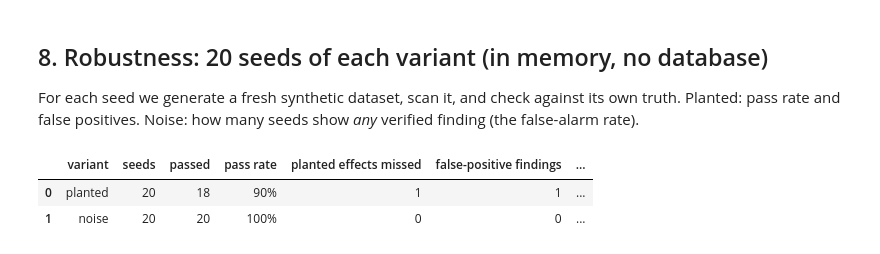
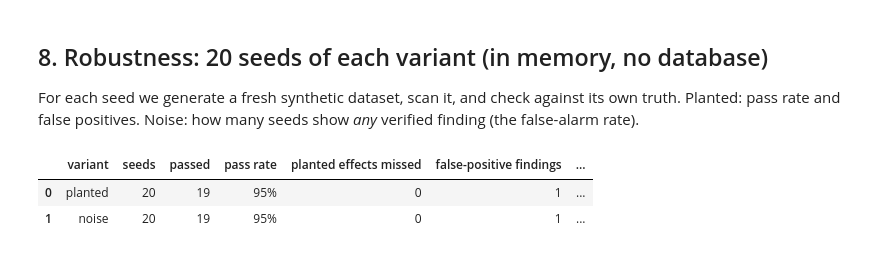
Before and after one commit to nathnath2006/DataForce, a Jupyter notebook: notebooks/M1_engine_demo.ipynb, the cells around one changed output. Saved outputs shown, nothing was run; the diff lists cells and outputs as text; code cells hidden in the pictures.

```diff
--- a/notebooks/M1_engine_demo.ipynb
+++ b/notebooks/M1_engine_demo.ipynb
@@ -47,7 +47,7 @@ SEED = 42
 datasets, ws_ids = {}, {}
 with SessionLocal() as s:
     for variant in ("planted", "noise"):
-        ds = generate(variant, SEED, 200)
+        ds = generate(variant, SEED, 350)
         counts = load_dataset(s, ds, workspace_slug=f"demo-{variant}-{SEED}", replace=True)
         datasets[variant] = ds
         ws_ids[variant] = counts["workspace_id"]
@@ -244,21 +249,21 @@ Planted: pass rate and false positives. Noise: how many seeds show *any* verifie
 # %%
 import time
 t0 = time.time()
 rows_out = []
 for variant in ("planted", "noise"):
     passed = fp = any_ver = missed = 0
     for seed in range(1, 21):
-        ds = generate(variant, seed, 200)
+        ds = generate(variant, seed, 350)
         rep = scan(deal_rows(ds), cfg)
         r = check_against_truth(rep, ds.ground_truth)
         passed += r.passed; fp += len(r.false_positives); missed += len(r.missed)
         any_ver += any(f.status == StatStatus.VERIFIED for f in rep.findings)
     rows_out.append({"variant": variant, "seeds": 20, "passed": passed, "pass rate": f"{passed/20:.0%}",
                      "planted effects missed": missed, "false-positive findings": fp,
                      "seeds with any verified finding": any_ver})
 display(pd.DataFrame(rows_out))
 print(f"elapsed {time.time()-t0:.0f}s")
 # %% [output]
 |  | variant | seeds | passed | pass rate | planted effects missed | false-positive findings | ... |
-| 0 | planted | 20 | 18 | 90% | 1 | 1 | ... |
-| 1 | noise | 20 | 20 | 100% | 0 | 0 | ... |
+| 0 | planted | 20 | 19 | 95% | 0 | 1 | ... |
+| 1 | noise | 20 | 19 | 95% | 0 | 1 | ... |
```
Also changed, not shown: parts of 9 cells of this notebook, 6 other files.
